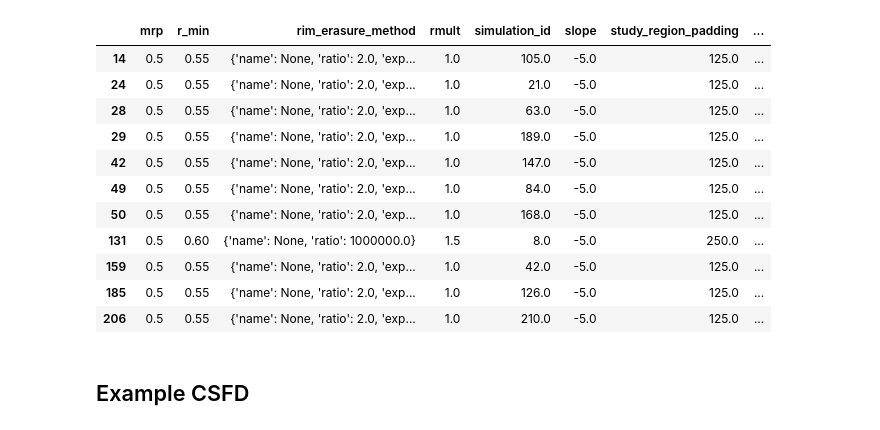
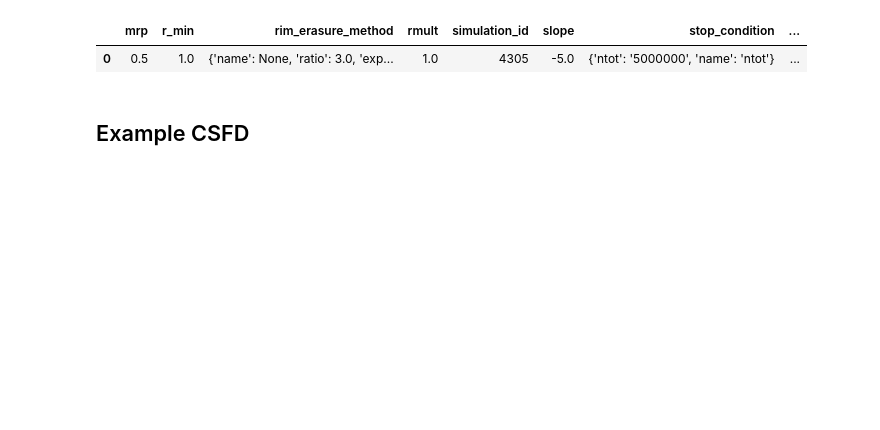
Before and after one commit to seanmason/saturation, a Jupyter notebook: notebooks/thesis/Chapter1/CSFD.ipynb, the cells around one changed output. Drawn from its saved outputs; the diff is of its cells as text; code cells hidden in the pictures; blank space fills up the shorter version.

Commit message:
Updates for thesis run 20250108.

```diff
--- a/notebooks/thesis/Chapter1/CSFD.ipynb
+++ b/notebooks/thesis/Chapter1/CSFD.ipynb
@@ -32,7 +32,7 @@ spark = (SparkSession.builder
          .master(f"local[{n_cores}]")
          .appName("Saturation")
          .config("spark.sql.shuffle.partitions", "500")
-         .config("spark.driver.memory", "50g")
+         .config("spark.driver.memory", "30g")
          .config("spark.driver.maxResultSize", "8g")
          .getOrCreate())
 # %% [output]
@@ -56,8 +45,20 @@ EOFError
 # %%
-base_path = "/data/saturation/thesis_run_20250108/"
+# base_path = "/data/saturation/thesis_run_20250108/"
+
+
+
+
+
+
+base_path = "/data/saturation/thesis_run_patch3/"
+
+
+
+
+
 
 configs_pdf, configs_df, configs_dict = get_configs(
     base_path=base_path,
-    spark=spark
+    spark=spark,
 )
 # %% [output]
@@ -65,18 +66,8 @@ configs_pdf, configs_df, configs_dict = get_configs(
 # %%
-configs_pdf[configs_pdf.slope.between(-5.1, -4.9)].sort_values("slope")
+configs_pdf[configs_pdf.slope.between(-5.1, -4.8)].sort_values("simulation_id")
 # %% [output]
-|  | mrp | r_min | rim_erasure_method | rmult | simulation_id | slope | study_region_padding | ... |
-| 14 | 0.5 | 0.55 | {'name': None, 'ratio': 2.0, 'exp... | 1.0 | 105.0 | -5.0 | 125.0 | ... |
-| 24 | 0.5 | 0.55 | {'name': None, 'ratio': 2.0, 'exp... | 1.0 | 21.0 | -5.0 | 125.0 | ... |
-| 28 | 0.5 | 0.55 | {'name': None, 'ratio': 2.0, 'exp... | 1.0 | 63.0 | -5.0 | 125.0 | ... |
-| 29 | 0.5 | 0.55 | {'name': None, 'ratio': 2.0, 'exp... | 1.0 | 189.0 | -5.0 | 125.0 | ... |
-| 42 | 0.5 | 0.55 | {'name': None, 'ratio': 2.0, 'exp... | 1.0 | 147.0 | -5.0 | 125.0 | ... |
-| 49 | 0.5 | 0.55 | {'name': None, 'ratio': 2.0, 'exp... | 1.0 | 84.0 | -5.0 | 125.0 | ... |
-| 50 | 0.5 | 0.55 | {'name': None, 'ratio': 2.0, 'exp... | 1.0 | 168.0 | -5.0 | 125.0 | ... |
-| 131 | 0.5 | 0.60 | {'name': None, 'ratio': 1000000.0} | 1.5 | 8.0 | -5.0 | 250.0 | ... |
-| 159 | 0.5 | 0.55 | {'name': None, 'ratio': 2.0, 'exp... | 1.0 | 42.0 | -5.0 | 125.0 | ... |
-| 185 | 0.5 | 0.55 | {'name': None, 'ratio': 2.0, 'exp... | 1.0 | 126.0 | -5.0 | 125.0 | ... |
-| 206 | 0.5 | 0.55 | {'name': None, 'ratio': 2.0, 'exp... | 1.0 | 210.0 | -5.0 | 125.0 | ... |
+|  | mrp | r_min | rim_erasure_method | rmult | simulation_id | slope | stop_condition | ... |
+| 0 | 0.5 | 1.0 | {'name': None, 'ratio': 3.0, 'exp... | 1.0 | 4305 | -5.0 | {'ntot': '5000000', 'name': 'ntot'} | ... |
 # %% [markdown]
 ## Example CSFD
 # %%
```
Also changed, not shown: parts of 6 cells of this notebook, 4 other files.
